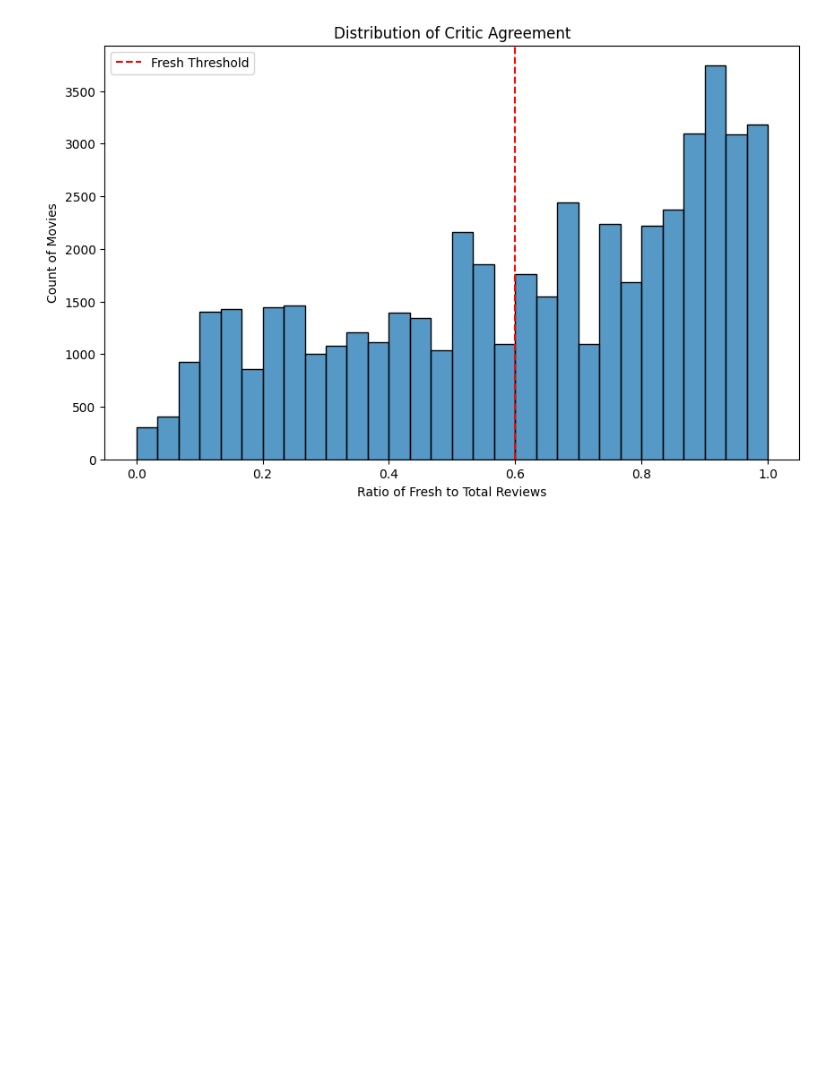
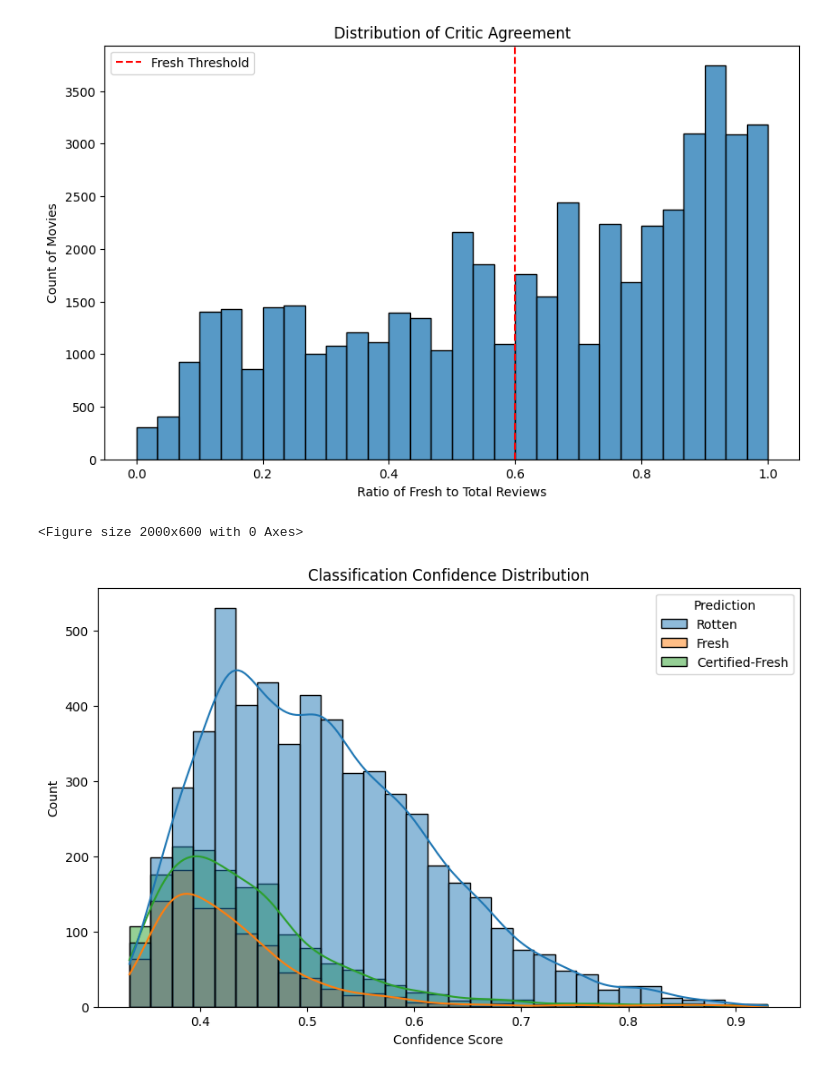
Before and after one commit to anonymous-himalayas/RATTAAAAAA, a Jupyter notebook: Rataaaaaaaaaaaaa.ipynb, the cells around one changed output. Drawn from its saved outputs; the diff is of its cells as text; code cells hidden in the pictures; blank space fills up the shorter version.

```diff
--- a/Rataaaaaaaaaaaaa.ipynb
+++ b/Rataaaaaaaaaaaaa.ipynb
@@ -275,6 +265,70 @@ plt.legend()
 plt.show()
 # %% [output]
 [figure]
+# %%
+# NLP
+import numpy as np
+from sklearn.feature_extraction.text import TfidfVectorizer
+from sklearn.model_selection import train_test_split
+from sklearn.metrics import accuracy_score, confusion_matrix
+from sklearn.naive_bayes import MultinomialNB
+from wordcloud import WordCloud
+import nltk
+from nltk.corpus import stopwords
+
+reviews_df = df_test.dropna(subset=['review_content', 'tomatometer_status'])
+
+
+fresh_reviews = reviews_df[reviews_df['tomatometer_status'] == 'Fresh']['review_content']
+rotten_reviews = reviews_df[reviews_df['tomatometer_status'] == 'Rotten']['review_content']
+certified_reviews = reviews_df[reviews_df['tomatometer_status'] == 'Certified Fresh']['review_content']
+
+
+plt.figure(figsize=(20, 6))
+
+# words
+def plot_wordcloud(text_data, title, position):
+    wordcloud = WordCloud(width=800, height=400,
+                         background_color='white',
+                         stopwords=set(stopwords.words('english')),
+                         max_words=100).generate(' '.join(text_data))
+
+    plt.subplot(1, 3, position)
+    plt.imshow(wordcloud, interpolation='bilinear')
+    plt.axis('off')
+    plt.title(title)
+
+
+
+
+vectorizer = TfidfVectorizer(max_features=1000, stop_words='english')
+X = vectorizer.fit_transform(reviews_df['review_content'])
+y = reviews_df['tomatometer_status']
+
+
+X_train, X_test, y_train, y_test = train_test_split(X, y, test_size=0.2, random_state=42)
+
+# too lazy
+clf = MultinomialNB()
+clf.fit(X_train, y_train)
+y_pred = clf.predict(X_test)
+
+
+review_probs = clf.predict_proba(X_test)
+confidence_scores = np.max(review_probs, axis=1)
+
+plt.figure(figsize=(10, 6))
+sns.histplot(data=pd.DataFrame({
+    'Confidence': confidence_scores,
+    'Prediction': y_pred,
+}), x='Confidence', hue='Prediction', bins=30, kde=True)
+plt.title('Classification Confidence Distribution')
+plt.xlabel('Confidence Score')
+plt.ylabel('Count')
+plt.show()
+# %% [output]
+<Figure size 2000x600 with 0 Axes>
+[figure, added]
 # %% [markdown]
 <a style='text-decoration:none;line-height:16px;display:flex;color:#5B5B62;padding:10px;justify-content:end;' href='https://deepnote.com?utm_source=created-in-deepnote-cell&projectId=b14d6ac1-b584-4e90-810f-f88d3e20a412' target="_blank">
 <img alt='Created in deepnote.com' style='display:inline;max-height:16px;margin:0px;margin-right:7.5px;' src='embedded-picture-1' > </img>
```
Also changed, not shown: parts of 3 cells of this notebook.
